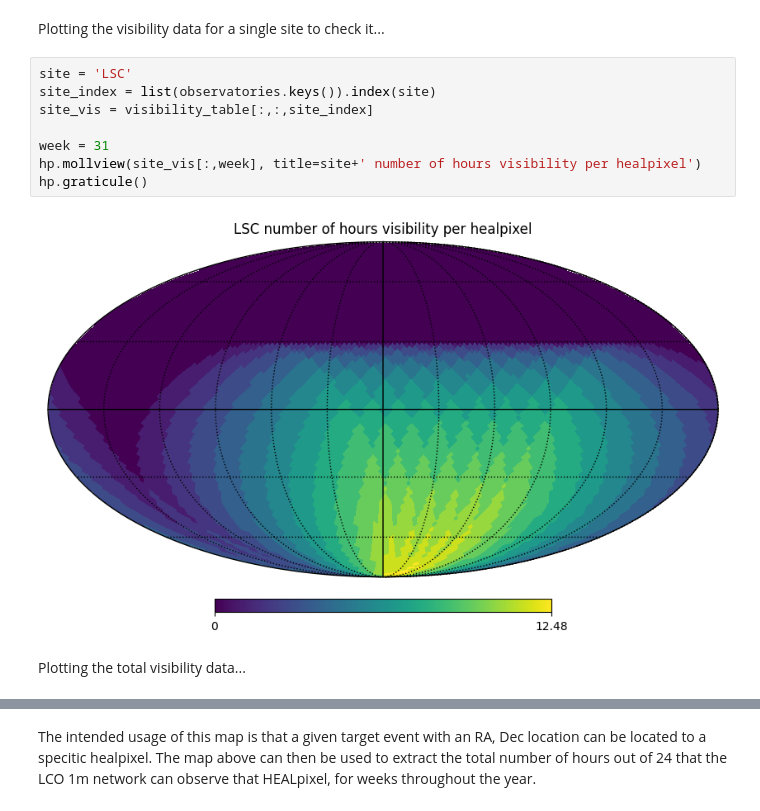
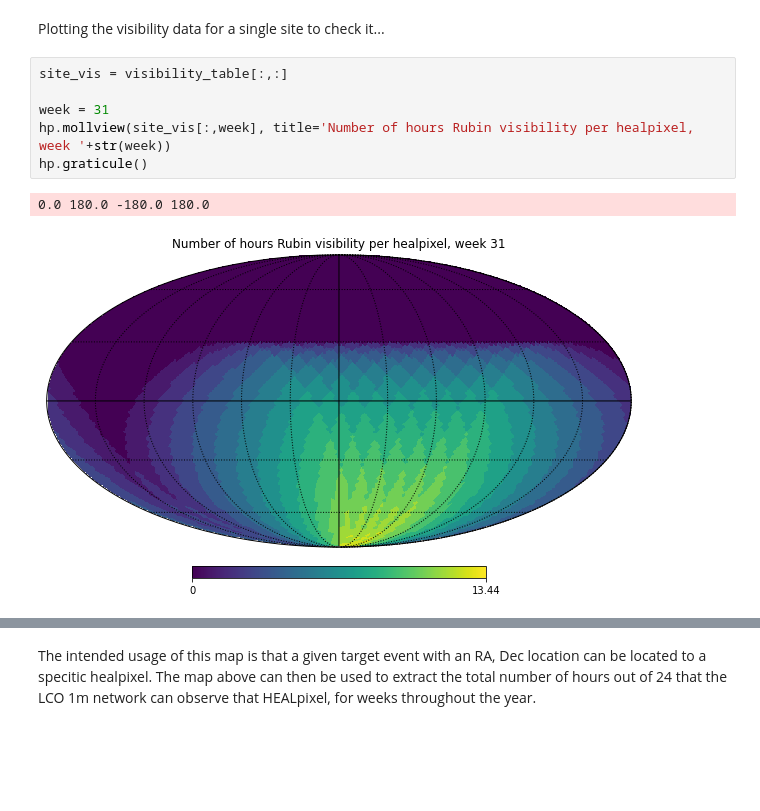
Before and after one commit to LSST-TVSSC/software_tools, a Jupyter notebook: roman_rubin_overlap/rubin_visibility_calculations.ipynb, the cells around one changed output, grey strips where cells are left out. Cells and saved outputs as stored; diff of their text form; blank space fills up the shorter version.

Commit message:
Added Rubin visibility calculator and data file

```diff
--- a/roman_rubin_overlap/rubin_visibility_calculations.ipynb
+++ b/roman_rubin_overlap/rubin_visibility_calculations.ipynb
@@ -341,14 +263,11 @@ with h5py.File(file_path, "w") as f:
 # %% [markdown]
 Plotting the visibility data for a single site to check it...
 # %%
-site = 'LSC'
-site_index = list(observatories.keys()).index(site)
-site_vis = visibility_table[:,:,site_index]
+site_vis = visibility_table[:,:]
 
 week = 31
-hp.mollview(site_vis[:,week], title=site+' number of hours visibility per healpixel')
+hp.mollview(site_vis[:,week], title='Number of hours Rubin visibility per healpixel, week '+str(week))
 hp.graticule()
 # %% [output]
+0.0 180.0 -180.0 180.0
-[figure, old version]
+[figure, new version]
-# %% [markdown]
-Plotting the total visibility data...
```
Also changed, not shown: parts of 9 cells of this notebook, 1 other file.
